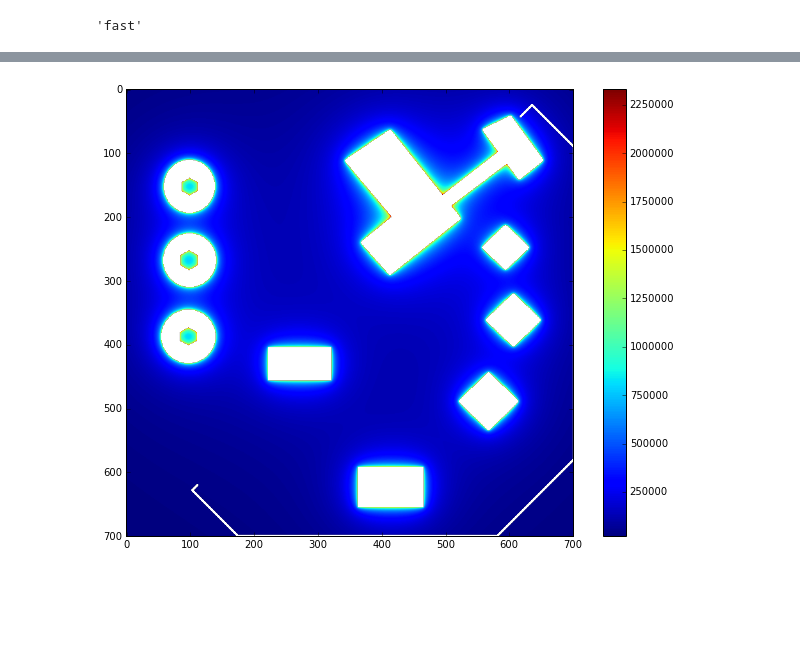
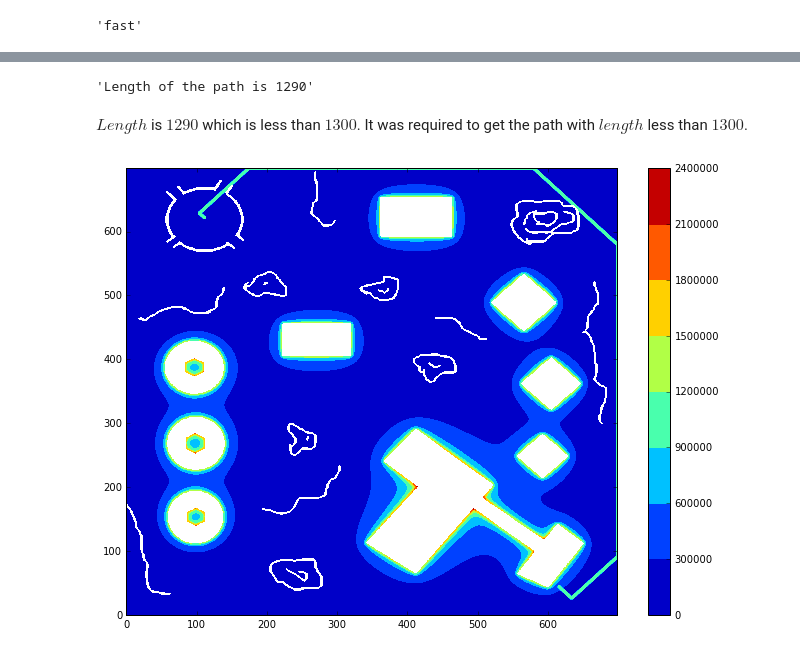
Before and after one commit to lemhell/SGA2, a Jupyter notebook: SGA2.ipynb, the cells around one changed output, grey strips where cells are left out. Drawn from its saved outputs; the diff is of its cells as text; code cells hidden in the pictures; blank space fills up the shorter version.

Commit message:
Added path length

```diff
--- a/SGA2.ipynb
+++ b/SGA2.ipynb
@@ -176,4 +176,7 @@ def dijk(Q_test, dist, prev):
                 dist[iv, jv] = alt
                 prev[iv, jv] = str((i, j))
                 Q_test[(iv, jv)] = alt
+
+        if len(Q_test) % 50000 == 0:
+            print(len(Q_test))
     return dist, prev
@@ -180,2 +186,2 @@ def dijk(Q_test, dist, prev):
 # %%
-new_dist, new_prev = dijk(Q_test, dist, prev)
+second_dist, seconds_prev = dijk(Q_test, dist, prev)
@@ -196,0 +228,6 @@ finish_tuple = finish_cell[0], finish_cell[1]
+# %%
+"Length of the path is " + str(get_path_length(path))
+# %% [output]
+'Length of the path is 1290'
+# %% [markdown]
+$Length$ is $1290$ which is less than $1300$. It was required to get the path with $length$ less than $1300$.
@@ -197,19 +236,20 @@ finish_tuple = finish_cell[0], finish_cell[1]
 # %%
 picture = a.copy()
-for i, j in get_path(new_prev, str(start_tuple), str(finish_tuple)):
+# for i, j in get_path(new_prev, str(start_tuple), str(finish_tuple)):
+for i, j in get_path(seconds_prev, str(start_tuple), str(finish_tuple)):
     picture[i][j] = float('inf')
-    for n in neighbors(i, j):
-        try:
-            picture[n] = float('inf')
-        except:
-            pass
+    for x, y in neighbors(i, j):
+        picture[x][y] = float('1000000')
+
+for i, j in obstacle_cells:
+    picture[i][j] = float('-inf')
 
 plt.figure(figsize=(11, 8))
-im = plt.imshow(picture)
+im = plt.contourf(picture)
 plt.colorbar(im, orientation='vertical')
 plt.show()
 # %% [output]
-[figure, old version]
+[figure, new version]
 # %%
 save_radiation('radiation', a)
 # %%
```
Also changed, not shown: parts of 6 cells of this notebook, 1 other file.
